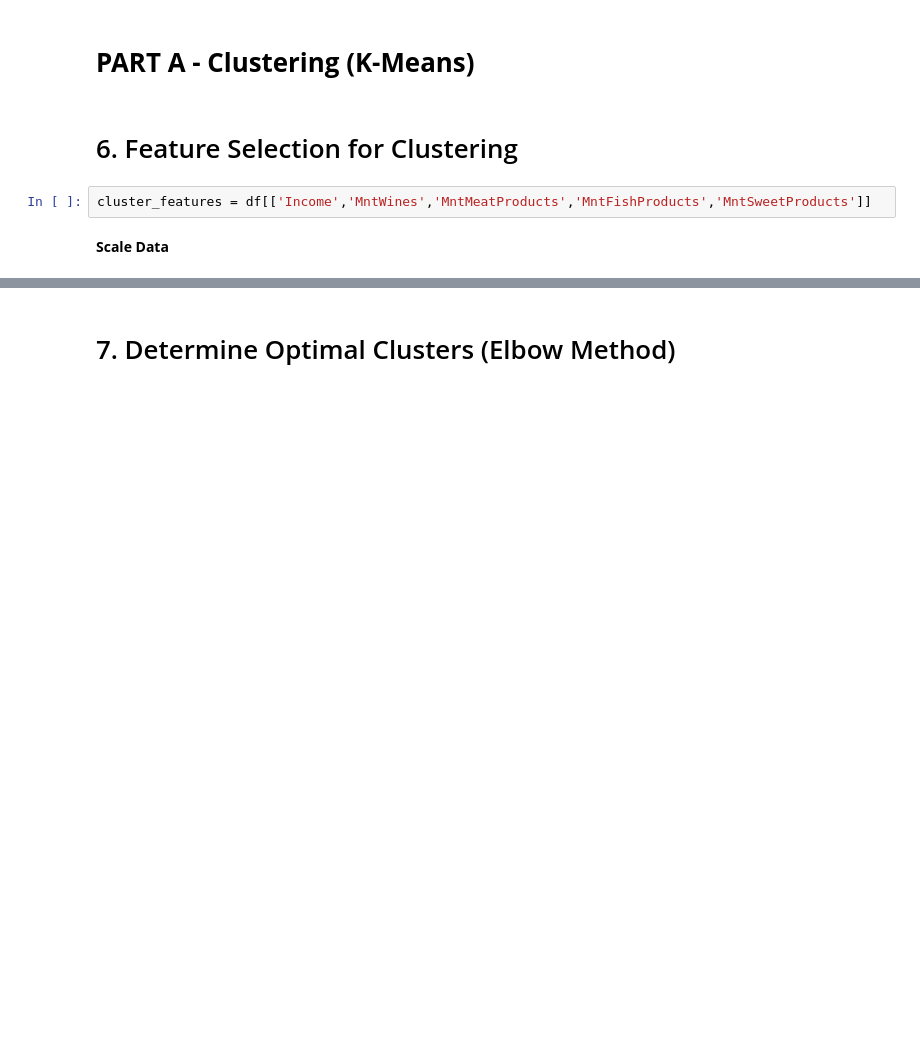
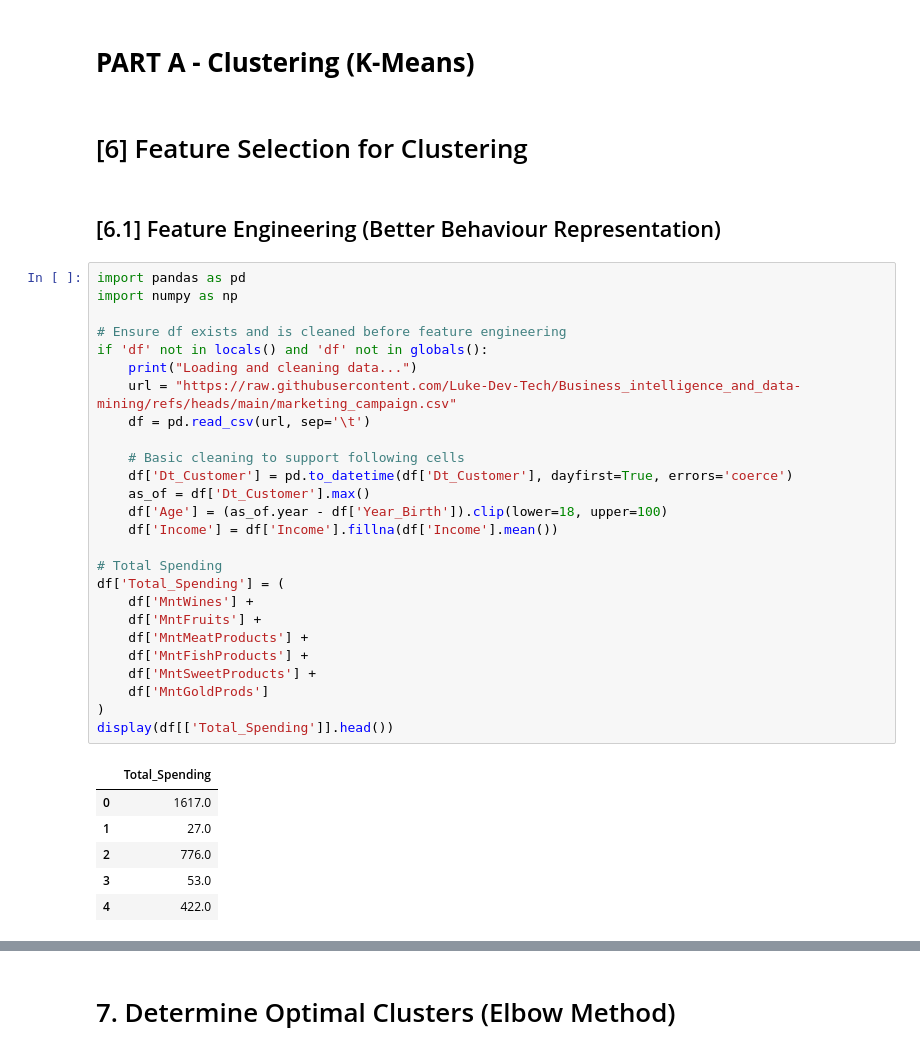
Before and after one commit to abdullah2709/EAAI_Project, a Jupyter notebook: BI_Project.ipynb, the cells around one changed output, grey strips where cells are left out. Saved outputs shown, nothing was run; the diff lists cells and outputs as text; blank space fills up the shorter version.

```diff
--- a/BI_Project.ipynb
+++ b/BI_Project.ipynb
@@ -323,8 +361,39 @@ Several spending categories are positively correlated, suggesting similar purcha
 # %% [markdown]
 # **PART A - Clustering (K-Means)**
 # %% [markdown]
-# 6. Feature Selection for Clustering
+# [6] Feature Selection for Clustering
-# %%
-cluster_features = df[['Income','MntWines','MntMeatProducts','MntFishProducts','MntSweetProducts']]
-# %% [markdown]
-**Scale Data**
+# %% [markdown]
+## [6.1] Feature Engineering (Better Behaviour Representation)
+# %%
+import pandas as pd
+import numpy as np
+
+# Ensure df exists and is cleaned before feature engineering
+if 'df' not in locals() and 'df' not in globals():
+    print("Loading and cleaning data...")
+    url = "https://raw.githubusercontent.com/Luke-Dev-Tech/Business_intelligence_and_data-mining/refs/heads/main/marketing_campaign.csv"
+    df = pd.read_csv(url, sep='\t')
+
+    # Basic cleaning to support following cells
+    df['Dt_Customer'] = pd.to_datetime(df['Dt_Customer'], dayfirst=True, errors='coerce')
+    as_of = df['Dt_Customer'].max()
+    df['Age'] = (as_of.year - df['Year_Birth']).clip(lower=18, upper=100)
+    df['Income'] = df['Income'].fillna(df['Income'].mean())
+
+# Total Spending
+df['Total_Spending'] = (
+    df['MntWines'] +
+    df['MntFruits'] +
+    df['MntMeatProducts'] +
+    df['MntFishProducts'] +
+    df['MntSweetProducts'] +
+    df['MntGoldProds']
+)
+display(df[['Total_Spending']].head())
+# %% [output]
+|  | Total_Spending |
+| 0 | 1617.0 |
+| 1 | 27.0 |
+| 2 | 776.0 |
+| 3 | 53.0 |
+| 4 | 422.0 |
```
Also changed, not shown: parts of 32 cells of this notebook.
